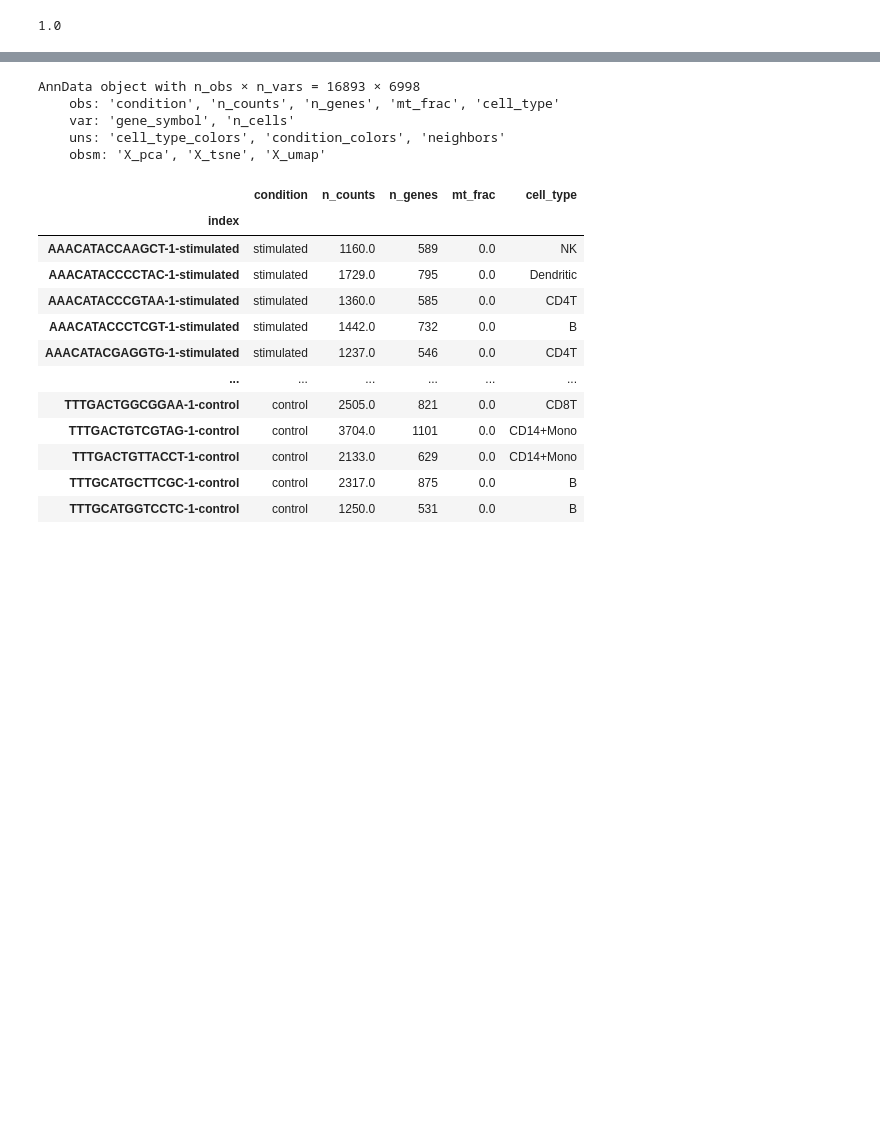
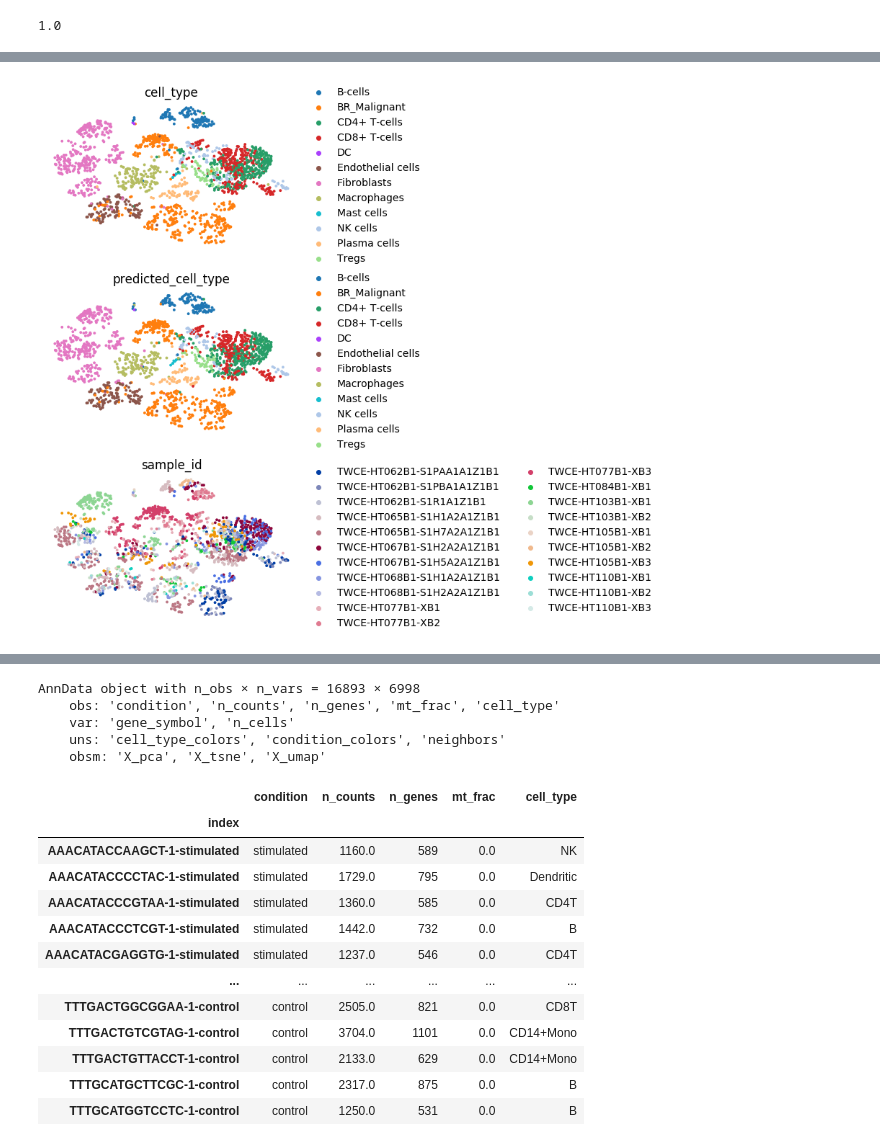
Before and after one commit to ding-lab/pollock, a Jupyter notebook: notebooks/scgen_vae_pollock_testing.ipynb, the cells around one changed output, grey strips where cells are left out. Drawn from its saved outputs; the diff is of its cells as text; code cells hidden in the pictures; blank space fills up the shorter version.

Commit message:
preliminary analysis with scgen done

```diff
--- a/notebooks/scgen_vae_pollock_testing.ipynb
+++ b/notebooks/scgen_vae_pollock_testing.ipynb
@@ -345,0 +443,3 @@ clf.score(val_embeddings, y_val)
+# %%
+cell_embeddings = scg.to_latent(adata.X)
+cell_embeddings
@@ -345,0 +460,3 @@ clf.score(val_embeddings, y_val)
+# %%
+adata.obsm['scgen_embeddings'] = cell_embeddings
+adata
@@ -345,0 +470,3 @@ clf.score(val_embeddings, y_val)
+# %%
+predicted_cell_types = [encoder.categories_[0][int(i)] for i in clf.predict(cell_embeddings)]
+adata.obs['predicted_cell_type'] = predicted_cell_types
@@ -345,0 +475,3 @@ clf.score(val_embeddings, y_val)
+# %%
+adata.obsm['scgen_umap'] = umap.UMAP().fit_transform(adata.obsm['scgen_embeddings'])
+adata
@@ -345,0 +505,4 @@ clf.score(val_embeddings, y_val)
+# %%
+sc.pl.umap(adata[val_idxs], color=['cell_type', 'predicted_cell_type', 'sample_id'], frameon=False, ncols=1,
+          save='_val_geneexp_umap.pdf')
+# %% [output]
@@ -345,0 +510 @@ clf.score(val_embeddings, y_val)
+[figure, added]
```
Also changed, not shown: parts of 41 cells of this notebook, 1 other file.
